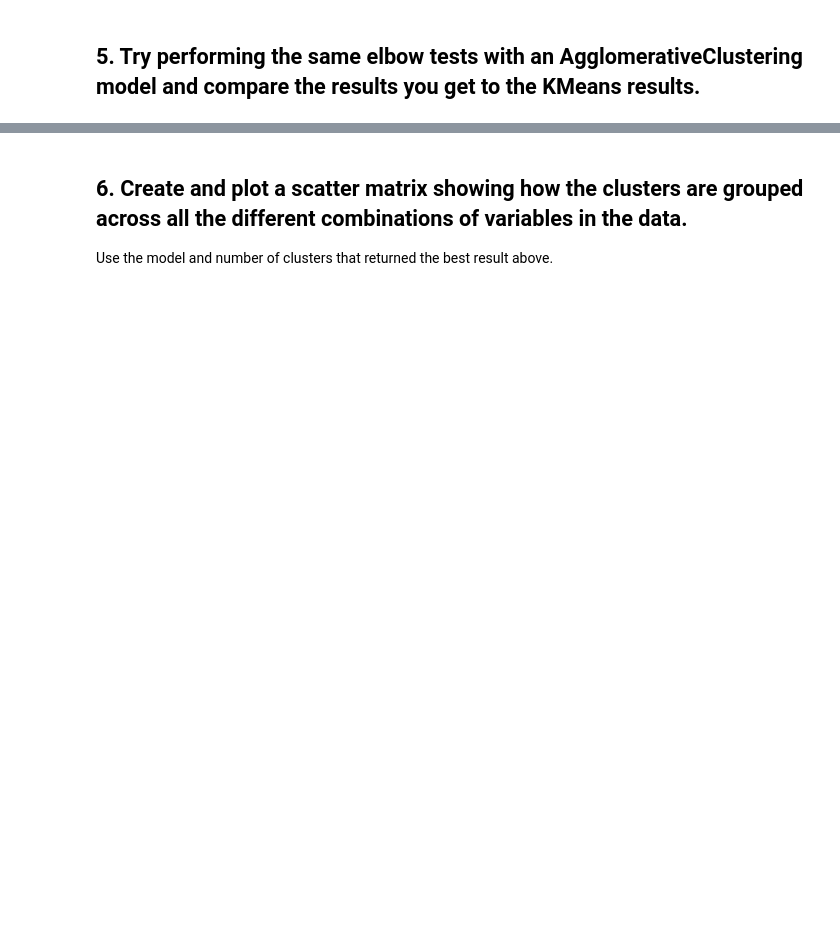
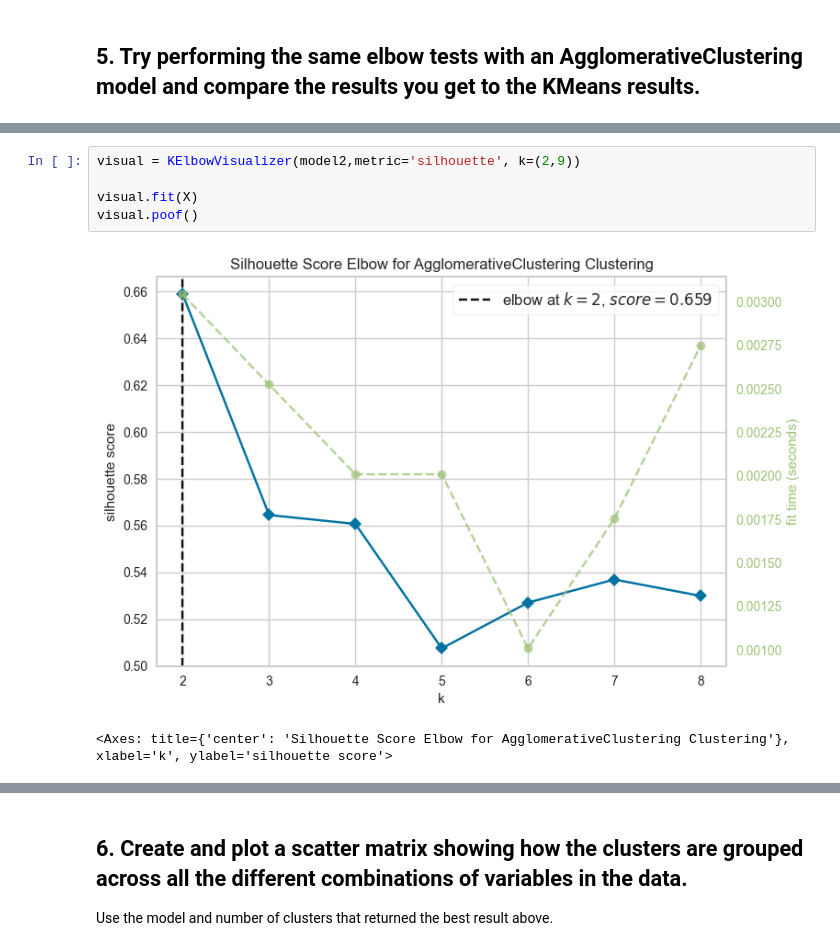
Before and after one commit to Ironhack-Data-Madrid-Octubre-2023/7.4-lab_unsupervised_learning_evaluation, a Jupyter notebook: your-code/main.ipynb, the cells around one changed output, grey strips where cells are left out. Saved outputs shown, nothing was run; the diff lists cells and outputs as text; blank space fills up the shorter version.

```diff
--- a/your-code/main.ipynb
+++ b/your-code/main.ipynb
@@ -112,0 +114,8 @@ visualizer.poof()
+# %%
+visual = KElbowVisualizer(model2,metric='silhouette', k=(2,9))
+
+visual.fit(X)
+visual.poof()
+# %% [output]
+[figure, added]
+<Axes: title={'center': 'Silhouette Score Elbow for AgglomerativeClustering Clustering'}, xlabel='k', ylabel='silhouette score'>
```
Also changed, not shown: parts of 12 cells of this notebook.
